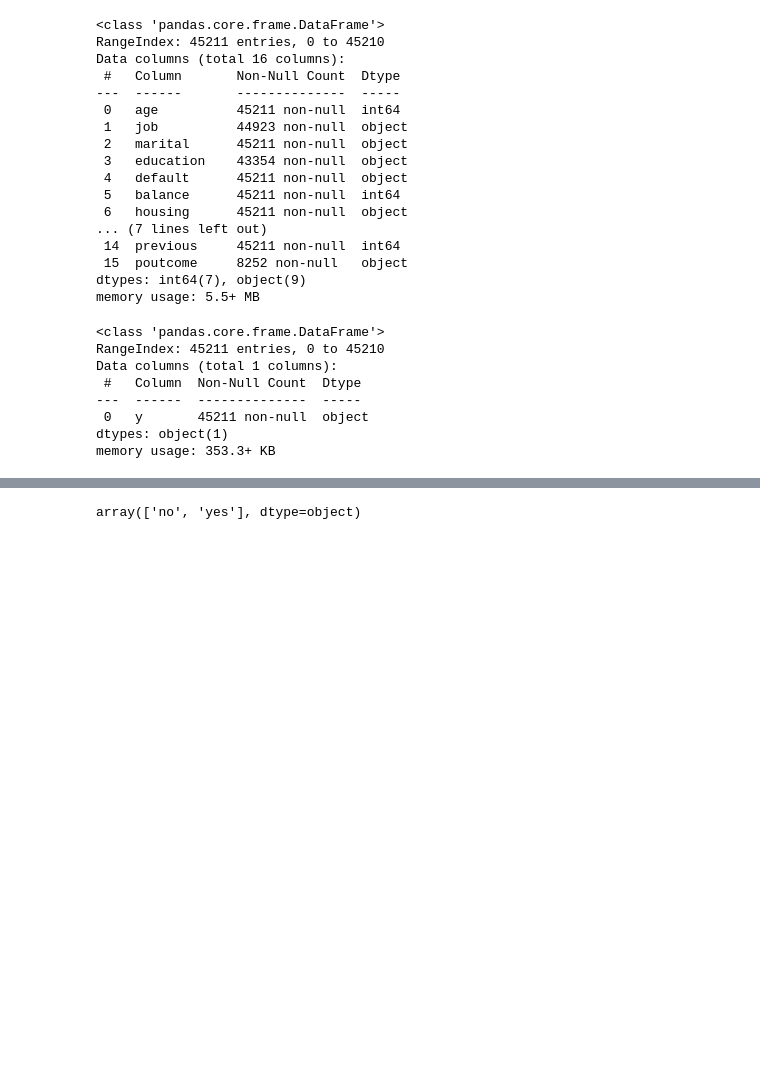
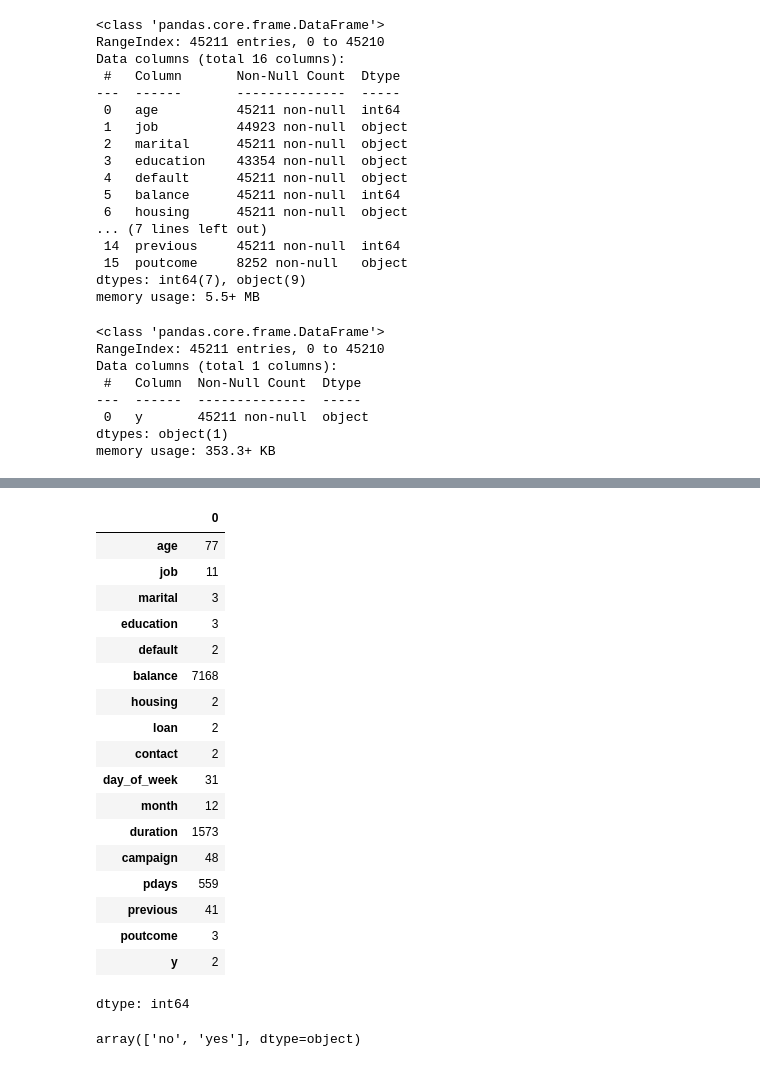
Before and after one commit to tylerscott3/CS290, a Jupyter notebook: PortugalBank.ipynb, the cells around one changed output, grey strips where cells are left out. Drawn from its saved outputs; the diff is of its cells as text; code cells hidden in the pictures; blank space fills up the shorter version.

```diff
--- a/PortugalBank.ipynb
+++ b/PortugalBank.ipynb
@@ -97,6 +97,28 @@ df.head(10)
 | 7 | 42 | entrepreneur | divorced | tertiary | yes | 2 | yes | no | NaN | 5 | ... |
 | 8 | 58 | retired | married | primary | no | 121 | yes | no | NaN | 5 | ... |
 | 9 | 43 | technician | single | secondary | no | 593 | yes | no | NaN | 5 | ... |
+# %%
+df.nunique()
+# %% [output]
+|  | 0 |
+| age | 77 |
+| job | 11 |
+| marital | 3 |
+| education | 3 |
+| default | 2 |
+| balance | 7168 |
+| housing | 2 |
+| loan | 2 |
+| contact | 2 |
+| day_of_week | 31 |
+| month | 12 |
+| duration | 1573 |
+| campaign | 48 |
+| pdays | 559 |
+| previous | 41 |
+| poutcome | 3 |
+| y | 2 |
+dtype: int64
 # %%
 df["y"].unique()
 # %% [output]
```
Also changed, not shown: parts of 6 cells of this notebook.
